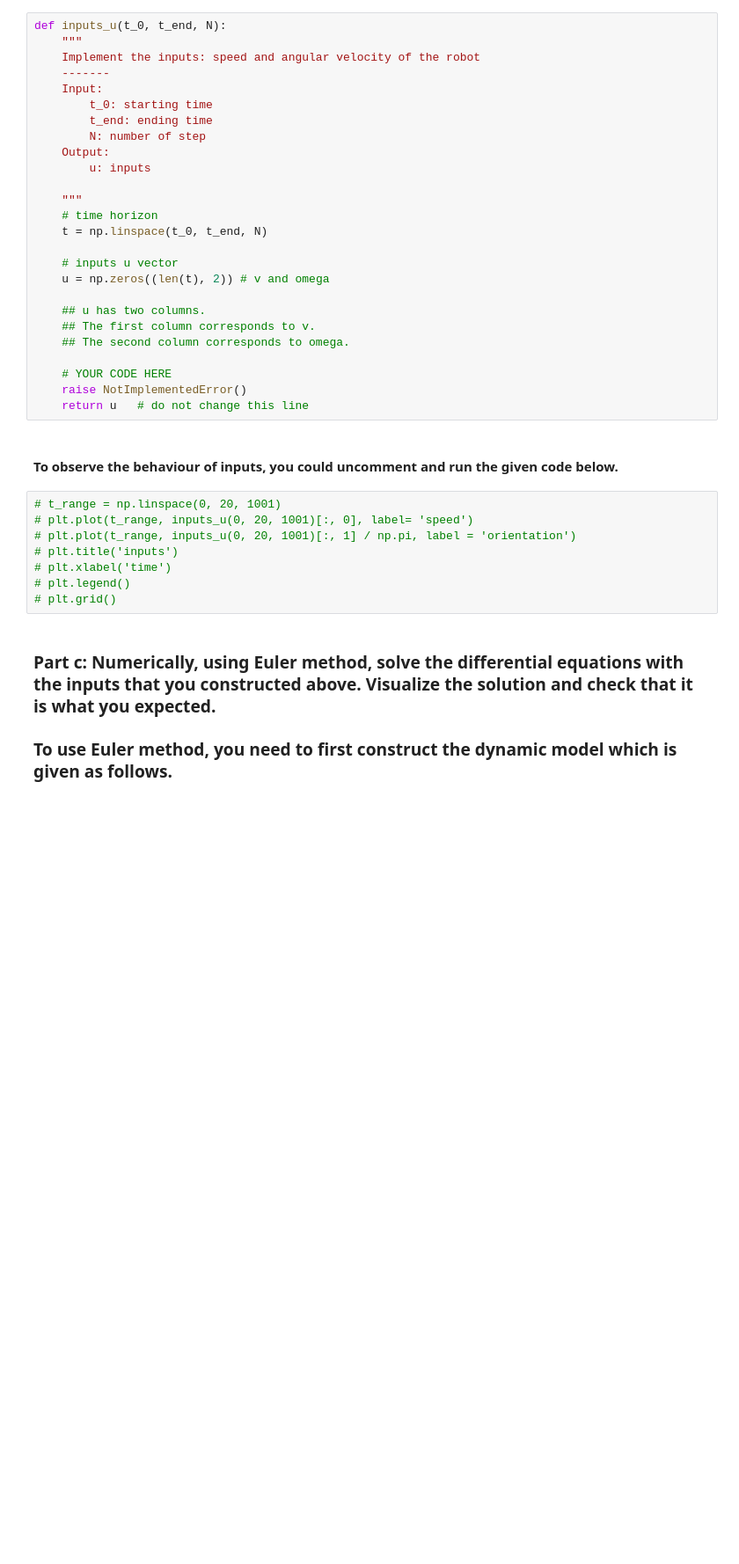
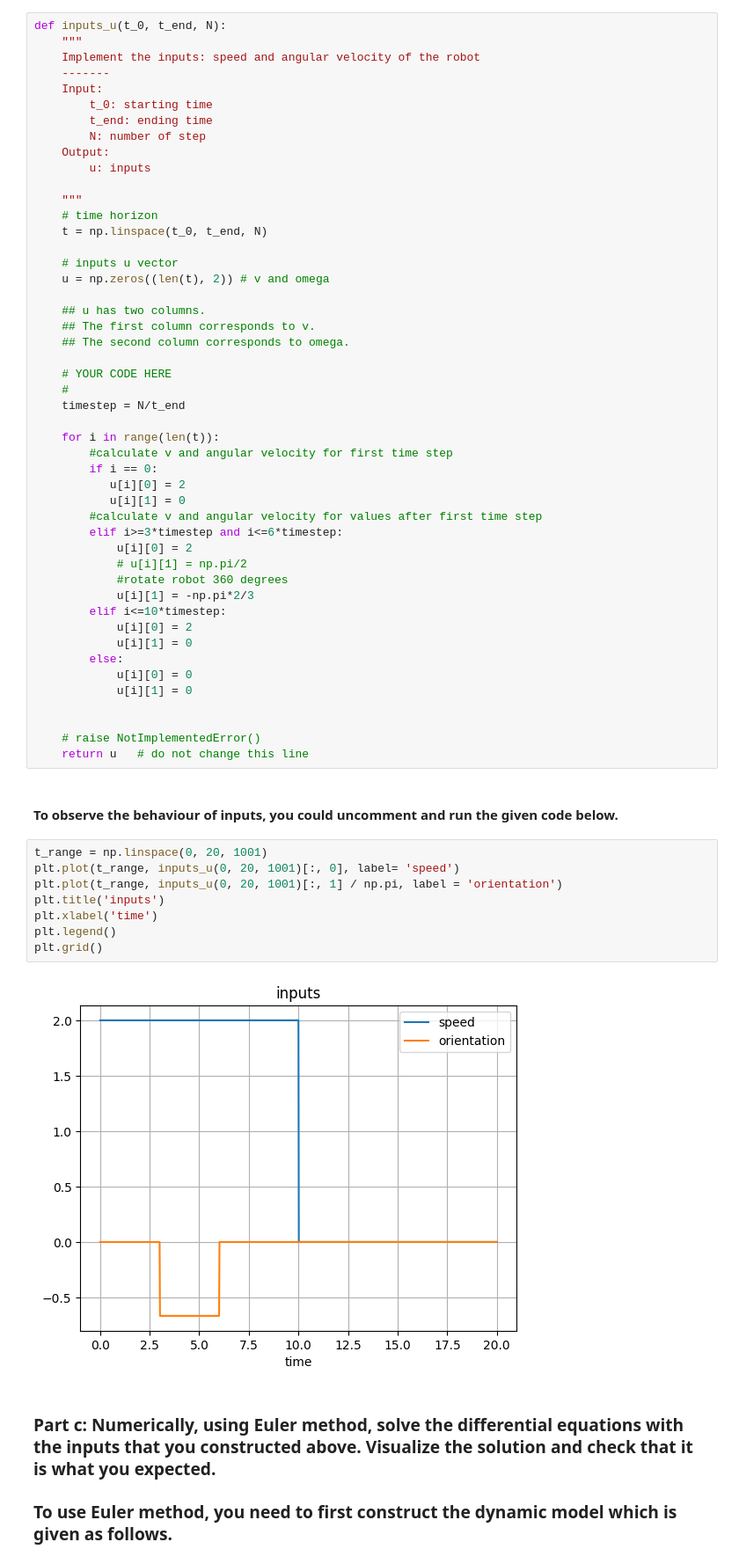
Before and after one commit to Nandu-Jagdish/BasicsOfSensorFusion23_Aalto, a Jupyter notebook: Homework7/HW7.ipynb, the cells around one changed output. Shown: that part at 88% size. Drawn from its saved outputs; the diff is of its cells as text; blank space fills up the shorter version.

```diff
--- a/Homework7/HW7.ipynb
+++ b/Homework7/HW7.ipynb
@@ -66,18 +66,42 @@ def inputs_u(t_0, t_end, N):
     ## The second column corresponds to omega.
 
     # YOUR CODE HERE
-    raise NotImplementedError()
+    #
+    timestep = N/t_end
+
+    for i in range(len(t)):
+        #calculate v and angular velocity for first time step
+        if i == 0:
+           u[i][0] = 2
+           u[i][1] = 0
+        #calculate v and angular velocity for values after first time step
+        elif i>=3*timestep and i<=6*timestep:
+            u[i][0] = 2
+            # u[i][1] = np.pi/2
+            #rotate robot 360 degrees
+            u[i][1] = -np.pi*2/3
+        elif i<=10*timestep:
+            u[i][0] = 2
+            u[i][1] = 0
+        else:
+            u[i][0] = 0
+            u[i][1] = 0
+
+
+    # raise NotImplementedError()
     return u   # do not change this line
 # %% [markdown]
 #### To observe the behaviour of inputs, you could uncomment and run the given code below.
 # %%
-# t_range = np.linspace(0, 20, 1001)
-# plt.plot(t_range, inputs_u(0, 20, 1001)[:, 0], label= 'speed')
-# plt.plot(t_range, inputs_u(0, 20, 1001)[:, 1] / np.pi, label = 'orientation')
-# plt.title('inputs')
-# plt.xlabel('time')
-# plt.legend()
-# plt.grid()
+t_range = np.linspace(0, 20, 1001)
+plt.plot(t_range, inputs_u(0, 20, 1001)[:, 0], label= 'speed')
+plt.plot(t_range, inputs_u(0, 20, 1001)[:, 1] / np.pi, label = 'orientation')
+plt.title('inputs')
+plt.xlabel('time')
+plt.legend()
+plt.grid()
+# %% [output]
+[figure, added]
 # %% [markdown]
 ### Part c: Numerically, using Euler method, solve the differential equations with the inputs that you constructed above. Visualize the solution and check that it is what you expected.
 
```
Also changed, not shown: parts of 3 cells of this notebook.
